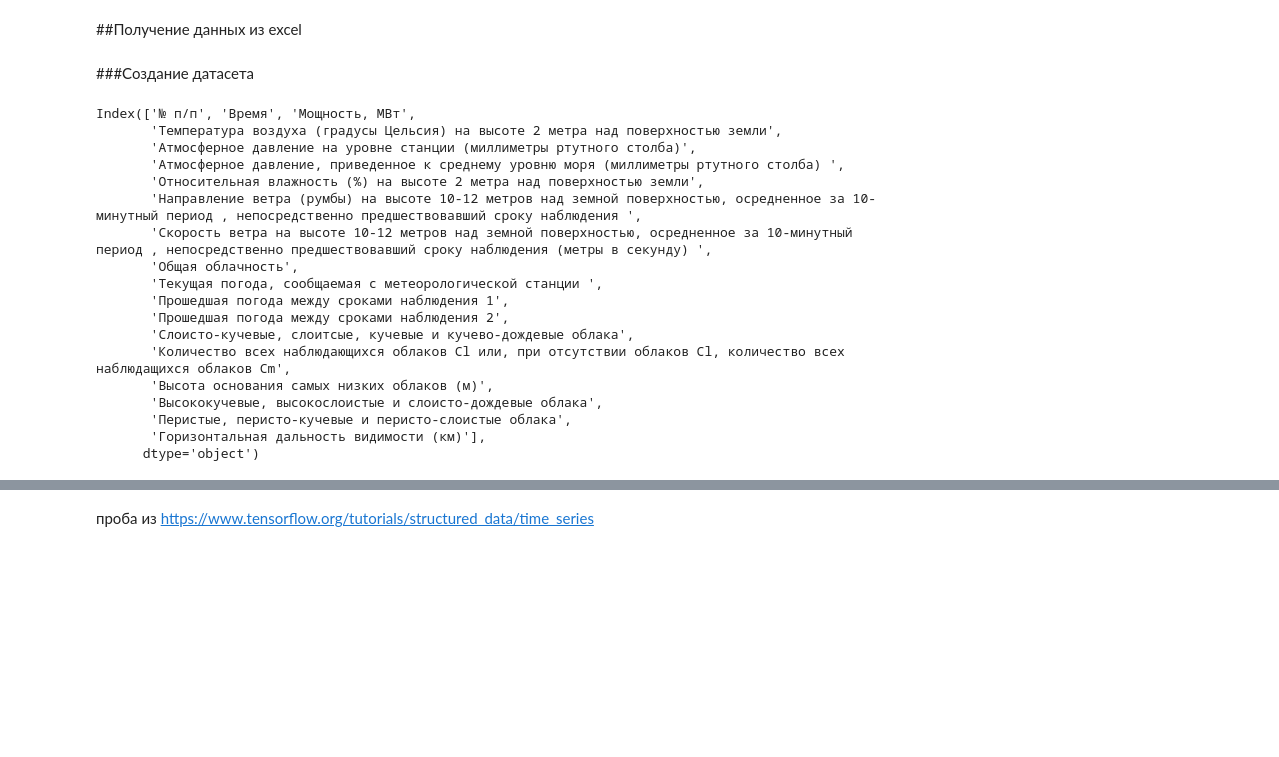
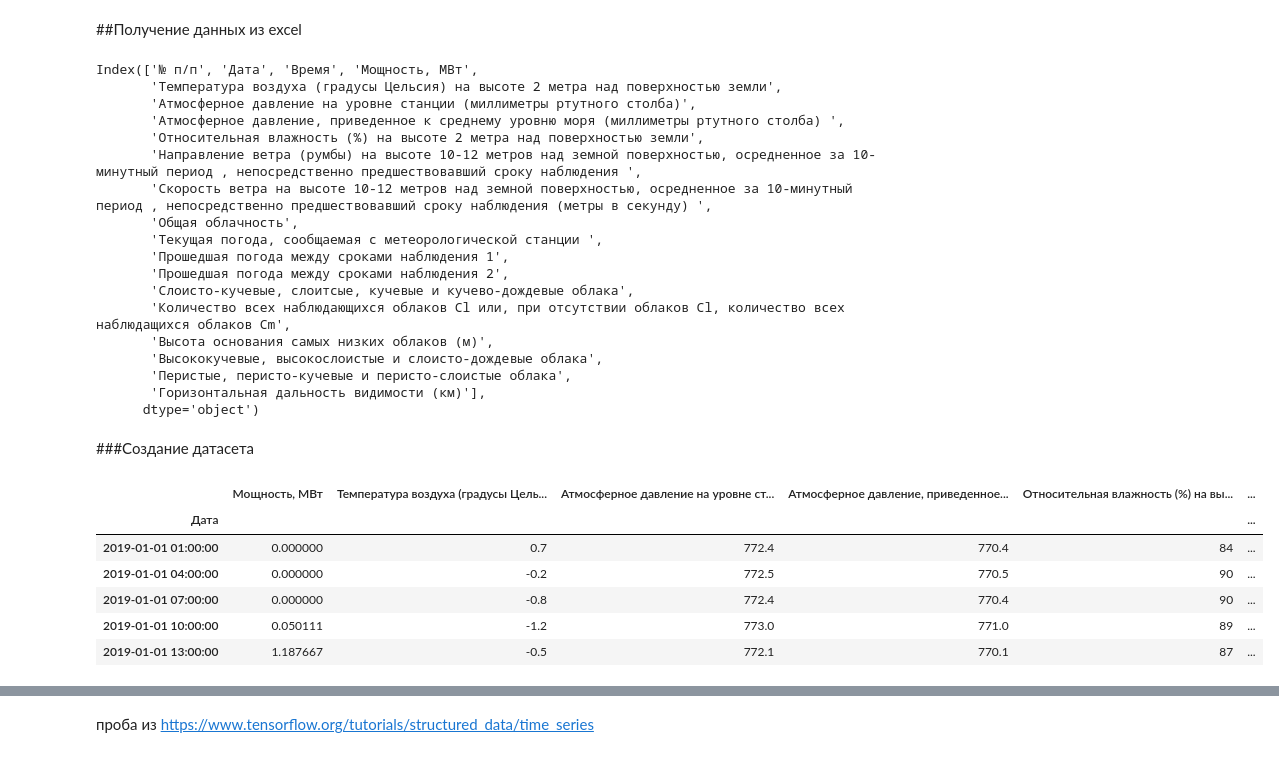
Before and after one commit to andrew-veriga/sunpower, a Jupyter notebook: model.ipynb, the cells around one changed output, grey strips where cells are left out. Drawn from its saved outputs; the diff is of its cells as text; code cells hidden in the pictures; blank space fills up the shorter version.

```diff
--- a/model.ipynb
+++ b/model.ipynb
@@ -13,23 +14,23 @@ import numpy as np
+# %%
+df.columns
+# %% [output]
+Index(['№ п/п', 'Дата', 'Время', 'Мощность, МВт',
+       'Температура воздуха (градусы Цельсия) на высоте 2 метра над поверхностью земли',
+       'Атмосферное давление на уровне станции (миллиметры ртутного столба)',
+       'Атмосферное давление, приведенное к среднему уровню моря (миллиметры ртутного столба) ',
+       'Относительная влажность (%) на высоте 2 метра над поверхностью земли',
+       'Направление ветра (румбы) на высоте 10-12 метров над земной поверхностью, осредненное за 10-минутный период , непосредственно предшествовавший сроку наблюдения ',
+       'Скорость ветра на высоте 10-12 метров над земной поверхностью, осредненное за 10-минутный период , непосредственно предшествовавший сроку наблюдения (метры в секунду) ',
+       'Общая облачность',
+       'Текущая погода, сообщаемая с метеорологической станции ',
+       'Прошедшая погода между сроками наблюдения 1',
+       'Прошедшая погода между сроками наблюдения 2',
+       'Слоисто-кучевые, слоитсые, кучевые и кучево-дождевые облака',
+       'Количество всех наблюдающихся облаков Cl или, при отсутствии облаков Cl, количество всех наблюдащихся облаков Cm',
+       'Высота основания самых низких облаков (м)',
+       'Высококучевые, высокослоистые и слоисто-дождевые облака',
+       'Перистые, перисто-кучевые и перисто-слоистые облака',
+       'Горизонтальная дальность видимости (км)'],
+      dtype='object')
 # %% [markdown]
 ###Создание датасета
-# %%
-df.columns
-# %% [output]
-Index(['№ п/п', 'Время', 'Мощность, МВт',
-       'Температура воздуха (градусы Цельсия) на высоте 2 метра над поверхностью земли',
-       'Атмосферное давление на уровне станции (миллиметры ртутного столба)',
-       'Атмосферное давление, приведенное к среднему уровню моря (миллиметры ртутного столба) ',
-       'Относительная влажность (%) на высоте 2 метра над поверхностью земли',
-       'Направление ветра (румбы) на высоте 10-12 метров над земной поверхностью, осредненное за 10-минутный период , непосредственно предшествовавший сроку наблюдения ',
-       'Скорость ветра на высоте 10-12 метров над земной поверхностью, осредненное за 10-минутный период , непосредственно предшествовавший сроку наблюдения (метры в секунду) ',
-       'Общая облачность',
-       'Текущая погода, сообщаемая с метеорологической станции ',
-       'Прошедшая погода между сроками наблюдения 1',
-       'Прошедшая погода между сроками наблюдения 2',
-       'Слоисто-кучевые, слоитсые, кучевые и кучево-дождевые облака',
-       'Количество всех наблюдающихся облаков Cl или, при отсутствии облаков Cl, количество всех наблюдащихся облаков Cm',
-       'Высота основания самых низких облаков (м)',
-       'Высококучевые, высокослоистые и слоисто-дождевые облака',
-       'Перистые, перисто-кучевые и перисто-слоистые облака',
-       'Горизонтальная дальность видимости (км)'],
-      dtype='object')
@@ -36,3 +48,14 @@ Index(['№ п/п', 'Время', 'Мощность, МВт',
+# %%
+df=df.set_index('Дата').drop(columns=['№ п/п','Время'])
+df.head()
+# %% [output]
+|  | Мощность, МВт | Температура воздуха (градусы Цель... | Атмосферное давление на уровне ст... | Атмосферное давление, приведенное... | Относительная влажность (%) на вы... | ... |
+| Дата |  |  |  |  |  | ... |
+| 2019-01-01 01:00:00 | 0.000000 | 0.7 | 772.4 | 770.4 | 84 | ... |
+| 2019-01-01 04:00:00 | 0.000000 | -0.2 | 772.5 | 770.5 | 90 | ... |
+| 2019-01-01 07:00:00 | 0.000000 | -0.8 | 772.4 | 770.4 | 90 | ... |
+| 2019-01-01 10:00:00 | 0.050111 | -1.2 | 773.0 | 771.0 | 89 | ... |
+| 2019-01-01 13:00:00 | 1.187667 | -0.5 | 772.1 | 770.1 | 87 | ... |
 # %%
 import astropy.units as u
 from astropy.time import Time, TimeDelta
```
Also changed, not shown: parts of 24 cells of this notebook.
